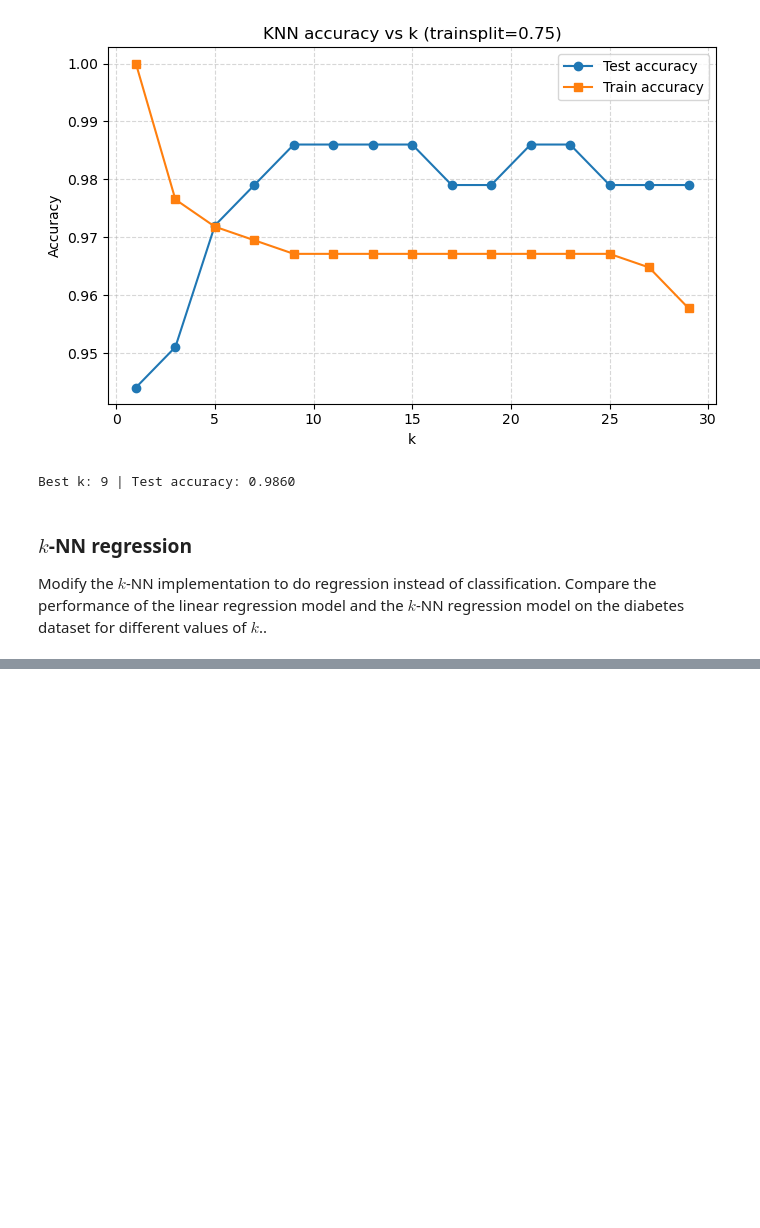
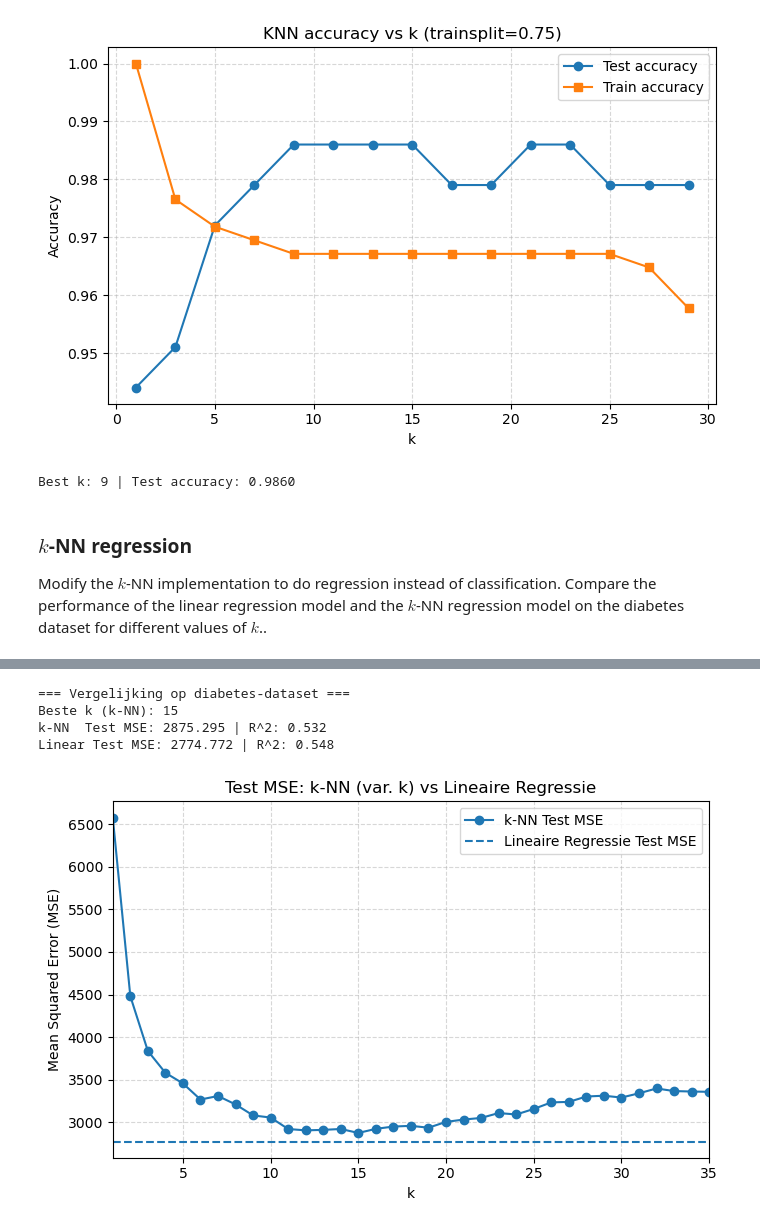
Before and after one commit to SiebrenBarten/Machine-learning-for-medical-imaging, a Jupyter notebook: practicals/week_1.ipynb, the cells around one changed output, grey strips where cells are left out. Saved outputs shown, nothing was run; the diff lists cells and outputs as text; code cells hidden in the pictures; blank space fills up the shorter version.

```diff
--- a/practicals/week_1.ipynb
+++ b/practicals/week_1.ipynb
@@ -207,0 +230,55 @@ Modify the $k$-NN implementation to do regression instead of classification. Com
+# %%
+import numpy as np
+import matplotlib.pyplot as plt
+from sklearn.linear_model import LinearRegression
+from sklearn.metrics import mean_squared_error, r2_score
+from sklearn.datasets import load_diabetes
+from knn_scratch import KNNRegressor
+
+# Data
+diabetes = load_diabetes()
+X = diabetes.data
+y = diabetes.target.reshape(-1)
+
+# k-NN regressor
+knn_reg = KNNRegressor(X, y, k=5, trainsplit=0.75)
+knn_reg.test_train_split()
+knn_reg.normalize_train_test()
+
+k_values = list(range(1, 36))
+train_mse, test_mse = knn_reg.evaluate_over_k(k_values, plot=False)
+best_k = k_values[int(np.argmin(test_mse))]
+y_pred_best = knn_reg.predict(knn_reg.X_test, k=best_k)
+knn_test_mse = float(test_mse.min())
+knn_r2 = r2_score(knn_reg.y_test, y_pred_best)
+
+# Lineaire regressie (op dezelfde genormaliseerde features)
+lin = LinearRegression()
+lin.fit(knn_reg.X_train, knn_reg.y_train)
+lin_pred_te = lin.predict(knn_reg.X_test)
+lin_test_mse = mean_squared_error(knn_reg.y_test, lin_pred_te)
+lin_r2 = r2_score(knn_reg.y_test, lin_pred_te)
+
+print("=== Vergelijking op diabetes-dataset ===")
+print(f"Beste k (k-NN): {best_k}")
+print(f"k-NN  Test MSE: {knn_test_mse:.3f} | R^2: {knn_r2:.3f}")
+print(f"Linear Test MSE: {lin_test_mse:.3f} | R^2: {lin_r2:.3f}")
+
+# Plot vergelijking
+plt.figure(figsize=(7,4.5))
+plt.plot(k_values, test_mse, marker='o', label='k-NN Test MSE')
+plt.hlines(lin_test_mse, k_values[0], k_values[-1], linestyles='--',
+           label='Lineaire Regressie Test MSE')
+plt.xlabel('k'); plt.ylabel('Mean Squared Error (MSE)')
+plt.title('Test MSE: k-NN (var. k) vs Lineaire Regressie')
+plt.xlim(k_values[0], k_values[-1])
+plt.grid(True, linestyle='--', alpha=0.5)
+plt.legend()
+plt.tight_layout()
+plt.show()
+# %% [output]
+=== Vergelijking op diabetes-dataset ===
+Beste k (k-NN): 15
+k-NN  Test MSE: 2875.295 | R^2: 0.532
+Linear Test MSE: 2774.772 | R^2: 0.548
+[figure, added]
```
Also changed, not shown: parts of 4 cells of this notebook, 5 other files.
